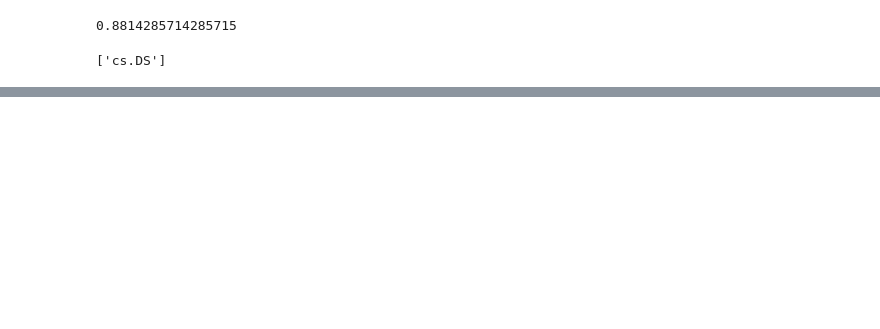
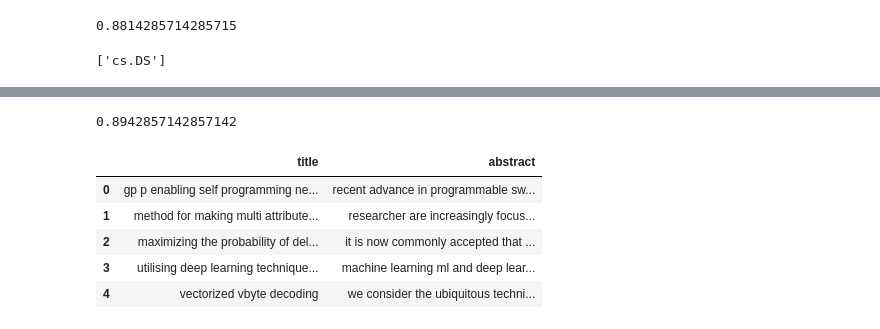
Before and after one commit to tiru-patel/Active-Learning-based-Research-Paper-Classification, a Jupyter notebook: main.ipynb, the cells around one changed output, grey strips where cells are left out. Cells and saved outputs as stored; diff of their text form; code cells hidden in the pictures; blank space fills up the shorter version.

```diff
--- a/main.ipynb
+++ b/main.ipynb
@@ -585,0 +624,8 @@ def FunctionPredictUrgency(inpText):
+# %%
+print(test_score)
+# %% [output]
+0.8942857142857142
+# %%
+unlabelled_data = pd.read_csv('data/unlabelled_data/unlabelled_data_json.csv')
+# %%
+df = unlabelled_data[['title', 'abstract']]
@@ -585,0 +634,12 @@ def FunctionPredictUrgency(inpText):
+# %%
+df['title'] = preprocess_text(df, 'title')
+df['abstract'] = preprocess_text(df, 'abstract')
+# %%
+df.head(5)
+# %% [output]
+|  | title | abstract |
+| 0 | gp p enabling self programming ne... | recent advance in programmable sw... |
+| 1 | method for making multi attribute... | researcher are increasingly focus... |
+| 2 | maximizing the probability of del... | it is now commonly accepted that ... |
+| 3 | utilising deep learning technique... | machine learning ml and deep lear... |
+| 4 | vectorized vbyte decoding | we consider the ubiquitous techni... |
```
Also changed, not shown: parts of 77 cells of this notebook.
